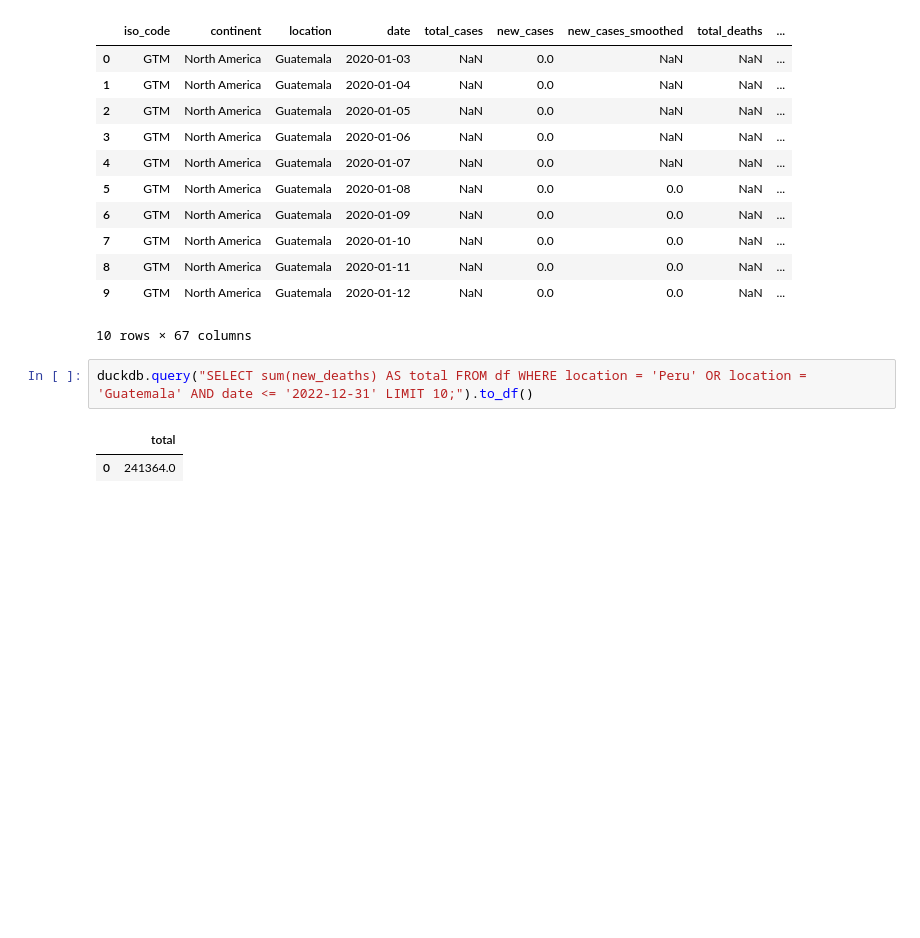
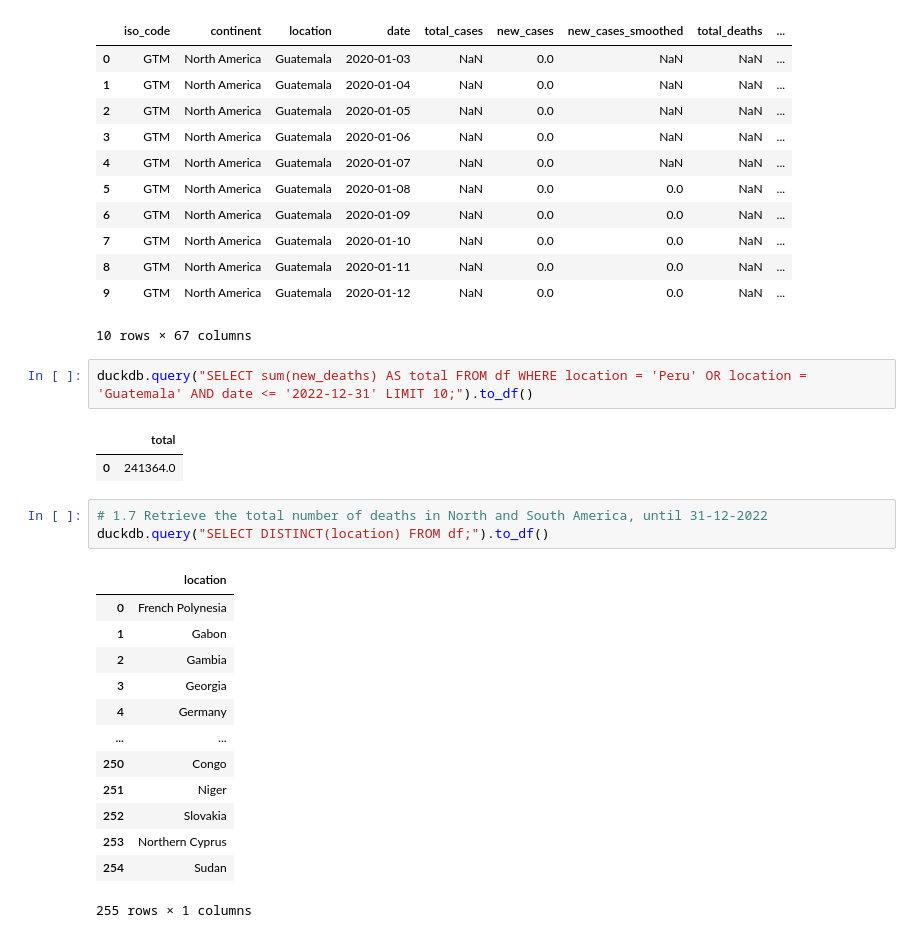
Before and after one commit to pvllsound/COVID_SQL, a Jupyter notebook: notebook.ipynb, the cells around one changed output. Cells and saved outputs as stored; diff of their text form; blank space fills up the shorter version.

```diff
--- a/notebook.ipynb
+++ b/notebook.ipynb
@@ -101,5 +101,22 @@ duckdb.query("SELECT sum(new_deaths) AS total FROM df WHERE location = 'Peru' OR
 # %% [output]
 |  | total |
 | 0 | 241364.0 |
+# %%
+# 1.7 Retrieve the total number of deaths in North and South America, until 31-12-2022
+duckdb.query("SELECT DISTINCT(location) FROM df;").to_df()
+# %% [output]
+|  | location |
+| 0 | French Polynesia |
+| 1 | Gabon |
+| 2 | Gambia |
+| 3 | Georgia |
+| 4 | Germany |
+| ... | ... |
+| 250 | Congo |
+| 251 | Niger |
+| 252 | Slovakia |
+| 253 | Northern Cyprus |
+| 254 | Sudan |
+255 rows × 1 columns
 # %%
 # 1.7 Retrieve the total number of deaths in North and South America, until 31-12-2022
```
Also changed, not shown: parts of 4 cells of this notebook.
